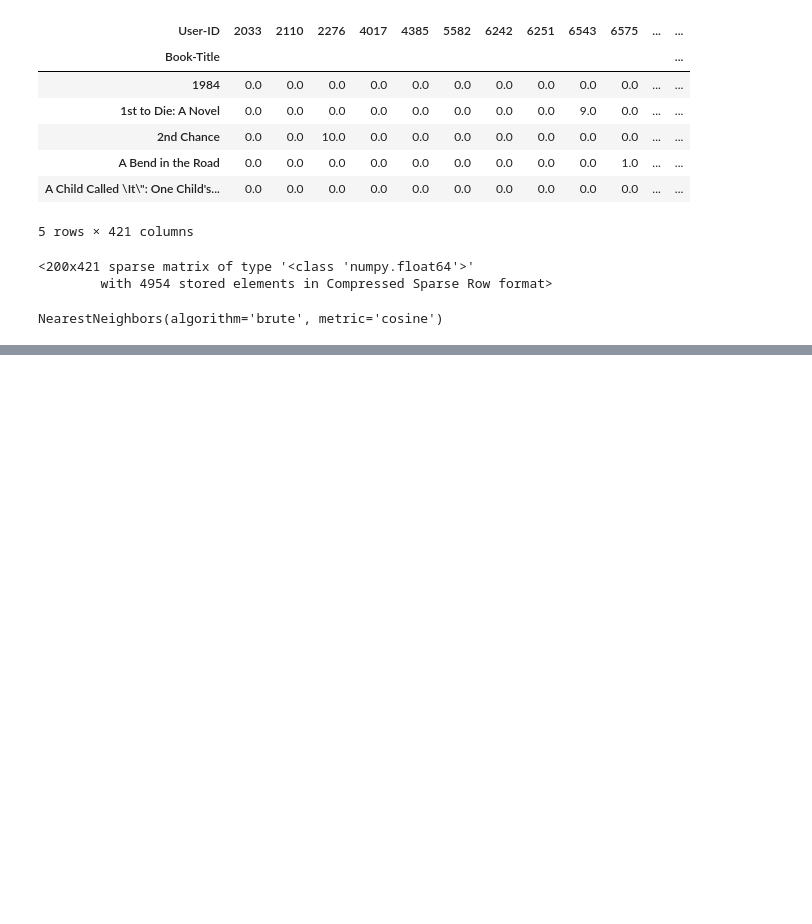
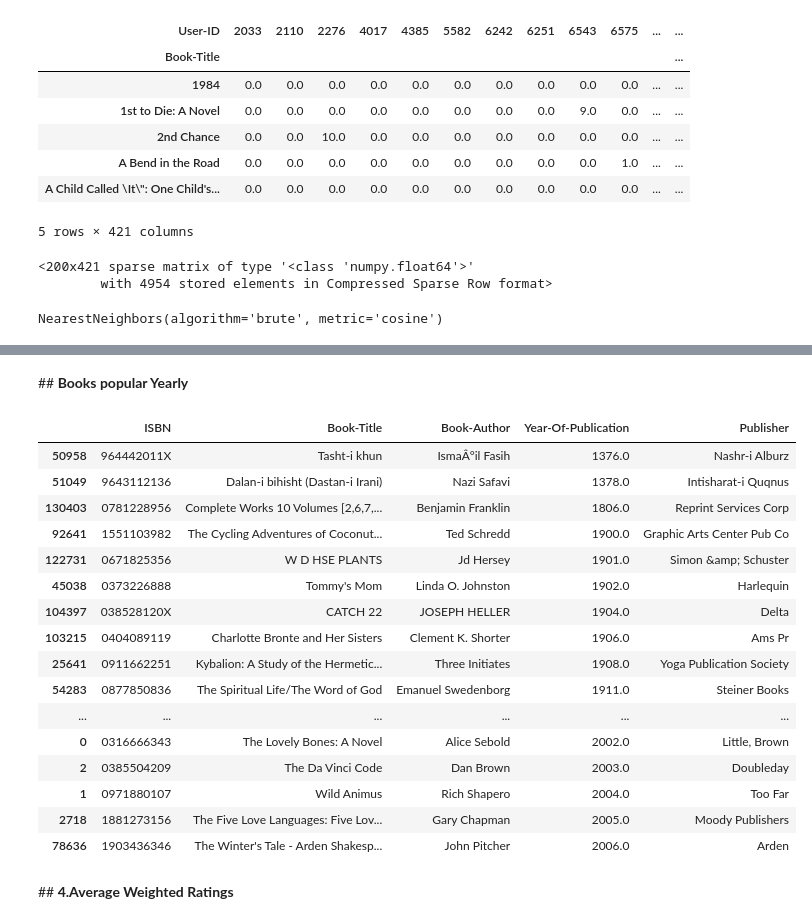
Before and after one commit to SachinSPanchal/Book-Recomendation-Sytem, a Jupyter notebook: Final_Book_Recommendation_system.ipynb, the cells around one changed output, grey strips where cells are left out. Saved outputs shown, nothing was run; the diff lists cells and outputs as text; code cells hidden in the pictures; blank space fills up the shorter version.

```diff
--- a/Final_Book_Recommendation_system.ipynb
+++ b/Final_Book_Recommendation_system.ipynb
@@ -958,0 +935,40 @@ user: 276744     item: 038550120X r_ui = None   est = 7.51   {'was_impossible':
+# %% [markdown]
+##<b>  Books popular Yearly
+# %%
+data = pd.DataFrame(dataset1.groupby('ISBN')['Book-Rating'].count()).sort_values('Book-Rating', ascending=False)
+data = pd.merge(data, books, on='ISBN', left_index = False)
+
+years = set()
+indices = []
+for ind, row in data.iterrows():
+    if row['Year-Of-Publication'] in years:
+        indices.append(ind)
+    else:
+        years.add(row['Year-Of-Publication'])
+
+data = data.drop(indices)
+data = data.drop('Book-Rating', axis = 1)
+data = data.sort_values('Year-Of-Publication')
+
+pd.set_option("display.max_rows", None, "display.max_columns", None)
+data
+# %% [output]
+|  | ISBN | Book-Title | Book-Author | Year-Of-Publication | Publisher |
+| 50958 | 964442011X | Tasht-i khun | IsmaÂ°il Fasih | 1376.0 | Nashr-i Alburz |
+| 51049 | 9643112136 | Dalan-i bihisht (Dastan-i Irani) | Nazi Safavi | 1378.0 | Intisharat-i Quqnus |
+| 130403 | 0781228956 | Complete Works 10 Volumes [2,6,7,... | Benjamin Franklin | 1806.0 | Reprint Services Corp |
+| 92641 | 1551103982 | The Cycling Adventures of Coconut... | Ted Schredd | 1900.0 | Graphic Arts Center Pub Co |
+| 122731 | 0671825356 | W D HSE PLANTS | Jd Hersey | 1901.0 | Simon &amp; Schuster |
+| 45038 | 0373226888 | Tommy's Mom | Linda O. Johnston | 1902.0 | Harlequin |
+| 104397 | 038528120X | CATCH 22 | JOSEPH HELLER | 1904.0 | Delta |
+| 103215 | 0404089119 | Charlotte Bronte and Her Sisters | Clement K. Shorter | 1906.0 | Ams Pr |
+| 25641 | 0911662251 | Kybalion: A Study of the Hermetic... | Three Initiates | 1908.0 | Yoga Publication Society |
+| 54283 | 0877850836 | The Spiritual Life/The Word of God | Emanuel Swedenborg | 1911.0 | Steiner Books |
+| ... | ... | ... | ... | ... | ... |
+| 0 | 0316666343 | The Lovely Bones: A Novel | Alice Sebold | 2002.0 | Little, Brown |
+| 2 | 0385504209 | The Da Vinci Code | Dan Brown | 2003.0 | Doubleday |
+| 1 | 0971880107 | Wild Animus | Rich Shapero | 2004.0 | Too Far |
+| 2718 | 1881273156 | The Five Love Languages: Five Lov... | Gary Chapman | 2005.0 | Moody Publishers |
+| 78636 | 1903436346 | The Winter's Tale - Arden Shakesp... | John Pitcher | 2006.0 | Arden |
+# %% [markdown]
+##<b> 4.Average Weighted Ratings
```
Also changed, not shown: parts of 52 cells of this notebook.
